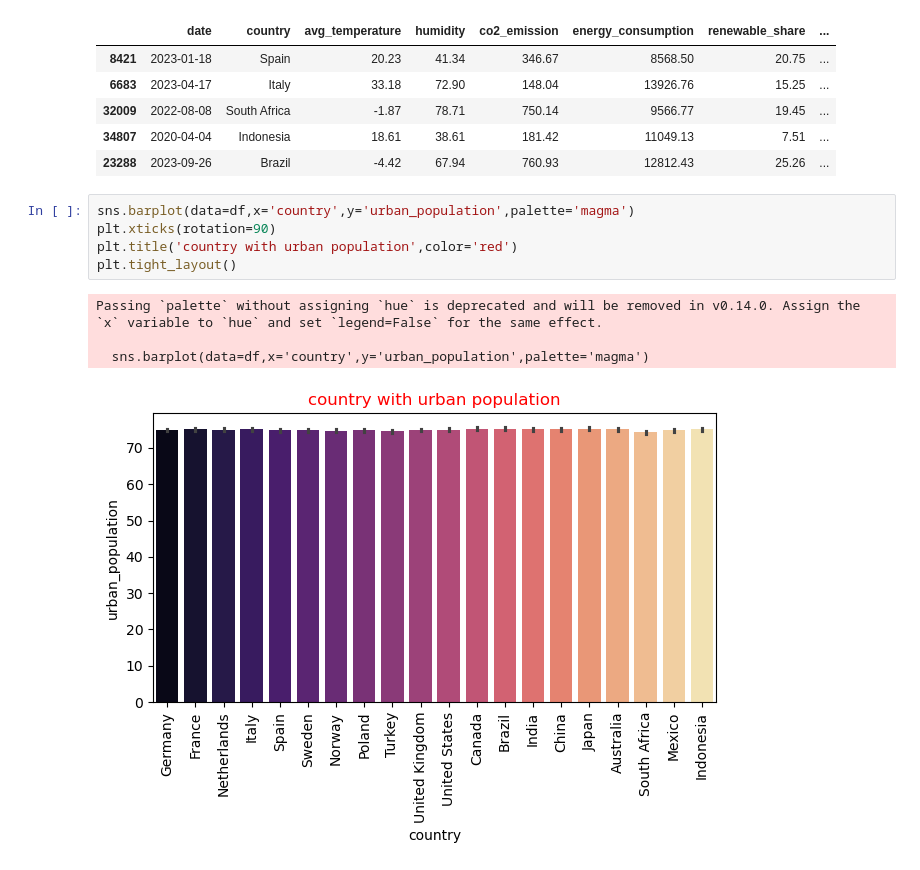
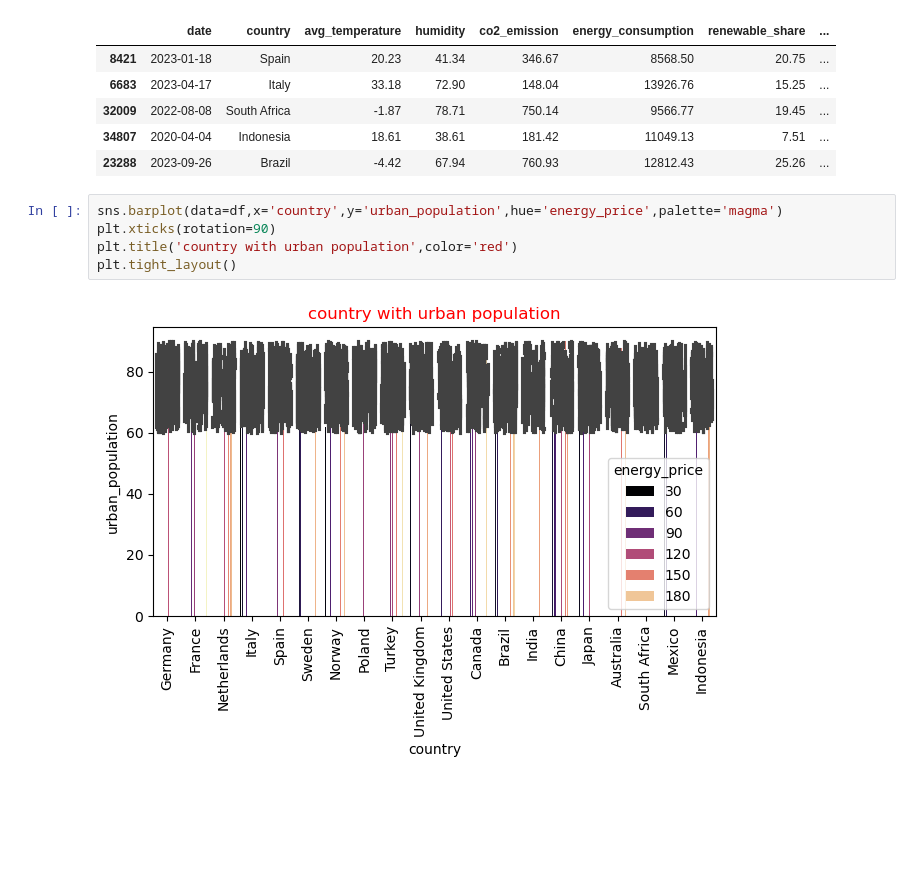
Before and after one commit to sachinmasti/Student-Performance-Analysis-EDA-Project-, a Jupyter notebook: project_file_on_EDA/test.ipynb, the cells around one changed output. Saved outputs shown, nothing was run; the diff lists cells and outputs as text; blank space fills up the shorter version.

```diff
--- a/project_file_on_EDA/test.ipynb
+++ b/project_file_on_EDA/test.ipynb
@@ -211,12 +211,9 @@ df.sample(5)
 | 34807 | 2020-04-04 | Indonesia | 18.61 | 38.61 | 181.42 | 11049.13 | 7.51 | ... |
 | 23288 | 2023-09-26 | Brazil | -4.42 | 67.94 | 760.93 | 12812.43 | 25.26 | ... |
 # %%
-sns.barplot(data=df,x='country',y='urban_population',palette='magma')
+sns.barplot(data=df,x='country',y='urban_population',hue='energy_price',palette='magma')
 plt.xticks(rotation=90)
 plt.title('country with urban population',color='red')
 plt.tight_layout()
 # %% [output]
-Passing `palette` without assigning `hue` is deprecated and will be removed in v0.14.0. Assign the `x` variable to `hue` and set `legend=False` for the same effect.
-
-  sns.barplot(data=df,x='country',y='urban_population',palette='magma')
-[figure, old version]
+[figure, new version]
```
Also changed, not shown: 9 other files.
